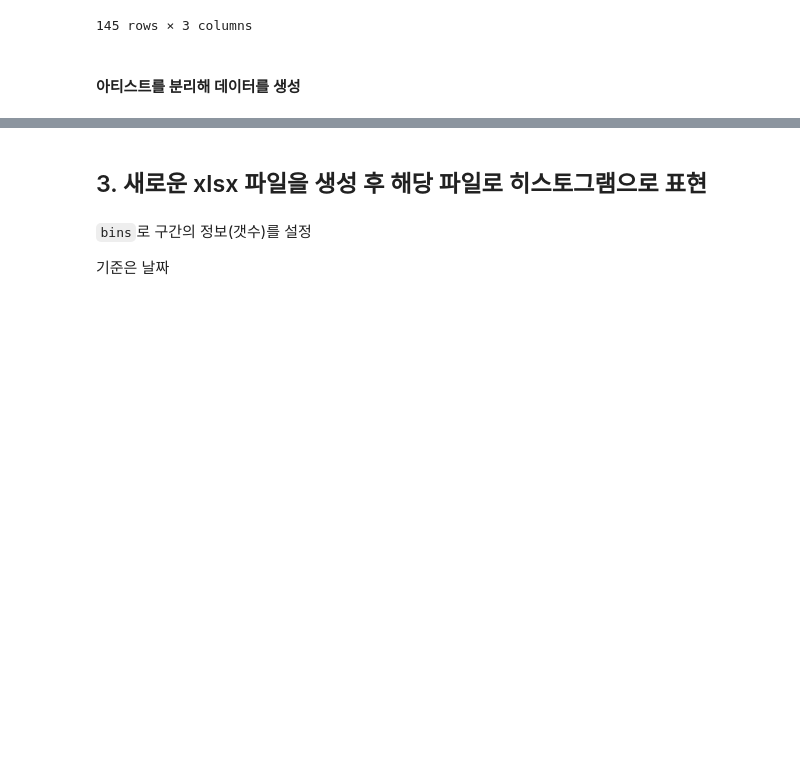
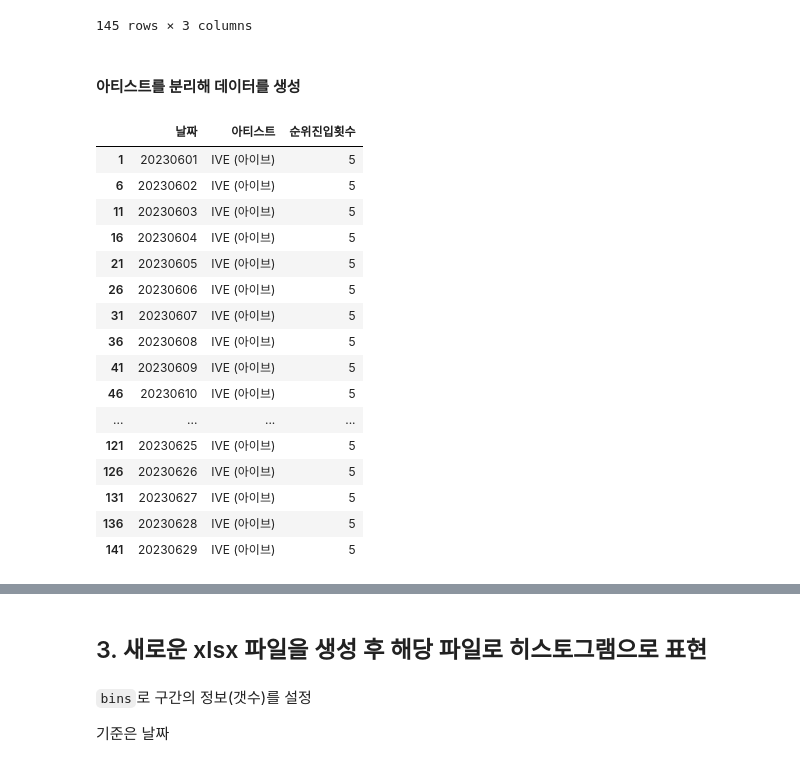
Before and after one commit to jaekim3220/SemiProject2, a Jupyter notebook: main/main2.ipynb, the cells around one changed output, grey strips where cells are left out. Cells and saved outputs as stored; diff of their text form; code cells hidden in the pictures; blank space fills up the shorter version.

```diff
--- a/main/main2.ipynb
+++ b/main/main2.ipynb
@@ -118,6 +118,24 @@ artist_counts
 #### 아티스트를 분리해 데이터를 생성
 # %%
 artist1 = artist_counts.query("아티스트 == 'IVE (아이브)'")
-# artist1
+artist1
+# %% [output]
+|  | 날짜 | 아티스트 | 순위진입횟수 |
+| 1 | 20230601 | IVE (아이브) | 5 |
+| 6 | 20230602 | IVE (아이브) | 5 |
+| 11 | 20230603 | IVE (아이브) | 5 |
+| 16 | 20230604 | IVE (아이브) | 5 |
+| 21 | 20230605 | IVE (아이브) | 5 |
+| 26 | 20230606 | IVE (아이브) | 5 |
+| 31 | 20230607 | IVE (아이브) | 5 |
+| 36 | 20230608 | IVE (아이브) | 5 |
+| 41 | 20230609 | IVE (아이브) | 5 |
+| 46 | 20230610 | IVE (아이브) | 5 |
+| ... | ... | ... | ... |
+| 121 | 20230625 | IVE (아이브) | 5 |
+| 126 | 20230626 | IVE (아이브) | 5 |
+| 131 | 20230627 | IVE (아이브) | 5 |
+| 136 | 20230628 | IVE (아이브) | 5 |
+| 141 | 20230629 | IVE (아이브) | 5 |
 # %%
 artist2 = artist_counts.query("아티스트 == 'NewJeans'")
```
Also changed, not shown: parts of 4 cells of this notebook, 10 other files.
